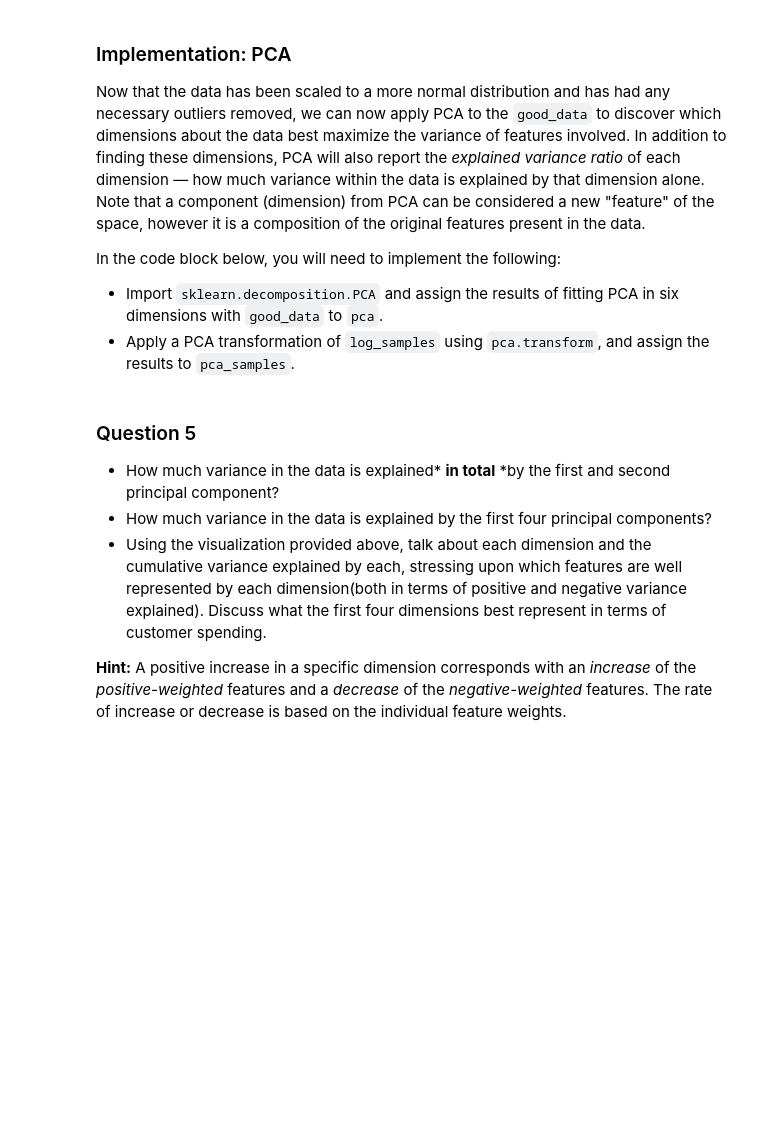
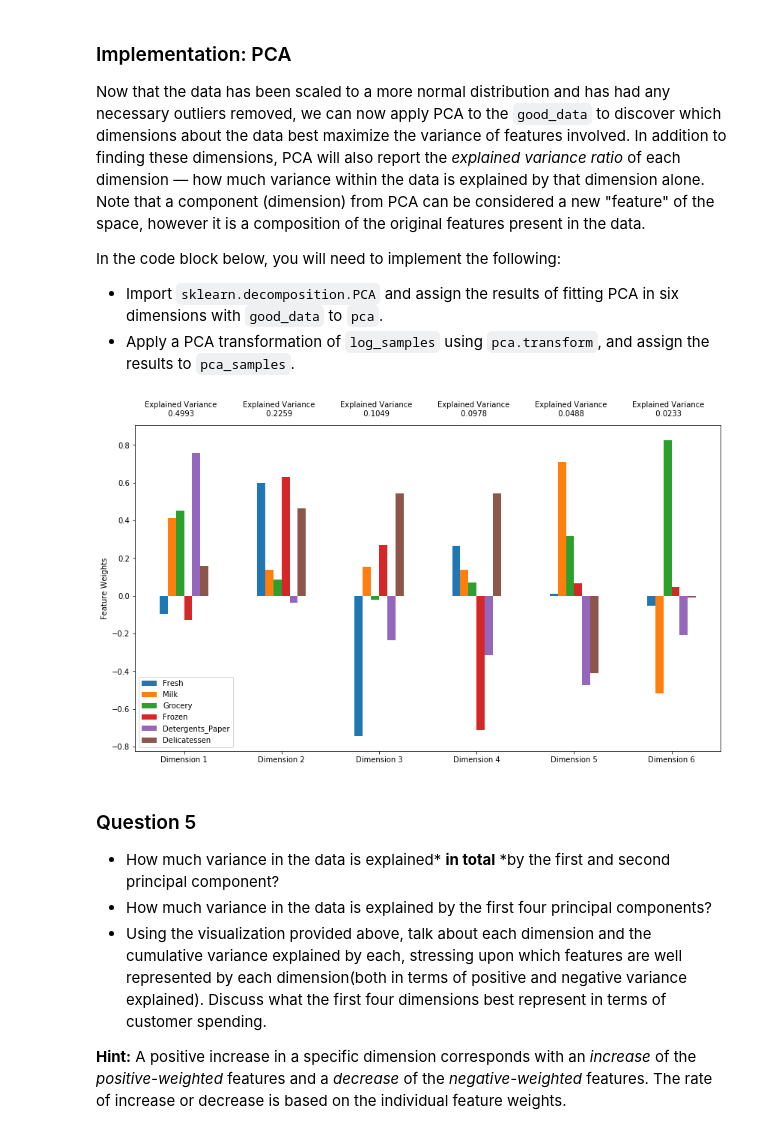
Before and after one commit to bluebehree/udacity-machine-learning-nd, a Jupyter notebook: customer_segments/customer_segments.ipynb, the cells around one changed output. Drawn from its saved outputs; the diff is of its cells as text; code cells hidden in the pictures; blank space fills up the shorter version.

```diff
--- a/customer_segments/customer_segments.ipynb
+++ b/customer_segments/customer_segments.ipynb
@@ -223,24 +223,40 @@ In the code block below, you will need to implement the following:
 **NOTE:** If you choose to remove any outliers, ensure that the sample data does not contain any of these points!
 Once you have performed this implementation, the dataset will be stored in the variable `good_data`.
 # %%
+outlier_dict = dict()
+
 # For each feature find the data points with extreme high or low values
 for feature in log_data.keys():
 
     # TODO: Calculate Q1 (25th percentile of the data) for the given feature
-    Q1 = None
+    Q1 = np.percentile(log_data[feature], 25)
 
     # TODO: Calculate Q3 (75th percentile of the data) for the given feature
-    Q3 = None
+    Q3 = np.percentile(log_data[feature], 75)
 
     # TODO: Use the interquartile range to calculate an outlier step (1.5 times the interquartile range)
-    step = None
+    step = 1.5 * (Q3 - Q1)
 
     # Display the outliers
     print("Data points considered outliers for the feature '{}':".format(feature))
-    display(log_data[~((log_data[feature] >= Q1 - step) & (log_data[feature] <= Q3 + step))])
+    feature_outliers = log_data[~((log_data[feature] >= Q1 - step) & (log_data[feature] <= Q3 + step))]
+    for index in list(feature_outliers.index.values):
+        if index in outlier_dict:
+            outlier_dict[index] += 1
+        else:
+            outlier_dict[index] = 1
+    display(feature_outliers)
 
 # OPTIONAL: Select the indices for data points you wish to remove
-outliers  = []
+outliers  = list(outlier_dict.keys())
+print('Indices of outliers and their counts:')
+print(outlier_dict)
+print()
+
+print('Points who are considered outliers in more than one feature:')
+print({index:value for (index, value) in outlier_dict.items() if value > 1})
+print()
 
 # Remove the outliers, if any were specified
 good_data = log_data.drop(log_data.index[outliers]).reset_index(drop = True)
+print('Removed outliers from log data.')
@@ -265,14 +352,19 @@ In the code block below, you will need to implement the following:
  - Import `sklearn.decomposition.PCA` and assign the results of fitting PCA in six dimensions with `good_data` to `pca`.
  - Apply a PCA transformation of `log_samples` using `pca.transform`, and assign the results to `pca_samples`.
 # %%
+from sklearn.decomposition import PCA
+
 # TODO: Apply PCA by fitting the good data with the same number of dimensions as features
-pca = None
+pca = PCA(n_components=6)
+pca.fit(good_data)
 
 # TODO: Transform log_samples using the PCA fit above
-pca_samples = None
+pca_samples = pca.transform(log_samples)
 
 # Generate PCA results plot
 pca_results = vs.pca_results(good_data, pca)
+# %% [output]
+[figure, added]
 # %% [markdown]
 ### Question 5
 
```
Also changed, not shown: parts of 3 cells of this notebook.
